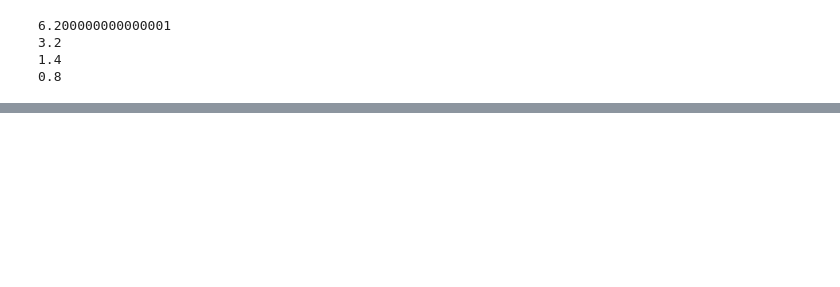
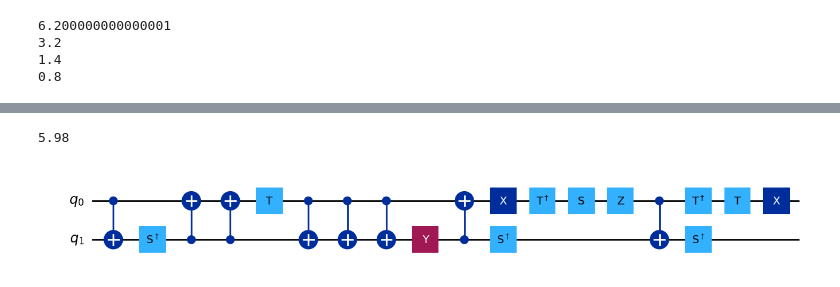
Before and after one commit to Sanj224/quantum-circuit-optimiser, a Jupyter notebook: notebooks/Documentation/documentation.ipynb, the cells around one changed output, grey strips where cells are left out. Cells and saved outputs as stored; diff of their text form; code cells hidden in the pictures; blank space fills up the shorter version.

```diff
--- a/notebooks/Documentation/documentation.ipynb
+++ b/notebooks/Documentation/documentation.ipynb
@@ -130,6 +134,41 @@ True
 # %%
 from qiskit.circuit.random import random_clifford_circuit
+from qiskit.circuit.random import random_circuit
+from qiskit import transpile
 
-circ = random_clifford_circuit(num_qubits=2, num_gates=6)
-circ.draw(output='mpl')
+from qiskit import QuantumCircuit
+import random
+
+def random_clifford_t_circuit_controlled(num_qubits, depth, t_probability=0.2):
+    """
+    Generate random circuit with controlled T-gate density
+
+    Args:
+        num_qubits: Number of qubits
+        depth: Circuit depth
+        t_probability: Probability of T/Tdg gates vs Clifford gates
+    """
+    circ = QuantumCircuit(num_qubits)
+
+    clifford_single = ['h', 'x', 'y', 'z', 's', 'sdg']
+    t_gates = ['t', 'tdg']
+
+    for _ in range(depth):
+        if random.random() < 0.3 and num_qubits > 1:  # Two-qubit gate
+            q1, q2 = random.sample(range(num_qubits), 2)
+            circ.cx(q1, q2)
+        else:  # Single-qubit gate
+            qubit = random.randint(0, num_qubits - 1)
+            if random.random() < t_probability:
+                gate = random.choice(t_gates)
+            else:
+                gate = random.choice(clifford_single)
+            getattr(circ, gate)(qubit)
+
+    return circ
+
+# Generate circuit
+circ = random_clifford_t_circuit_controlled(2, 20, t_probability=0.25)
+circ.draw("mpl")
+print(loss.quadratic_loss_circuit(circ))
 # %% [output]
@@ -137 +175,3 @@ circ.draw(output='mpl')
+5.98
+[figure, added]
 # %%
```
Also changed, not shown: parts of 11 cells of this notebook, 2 other files.
